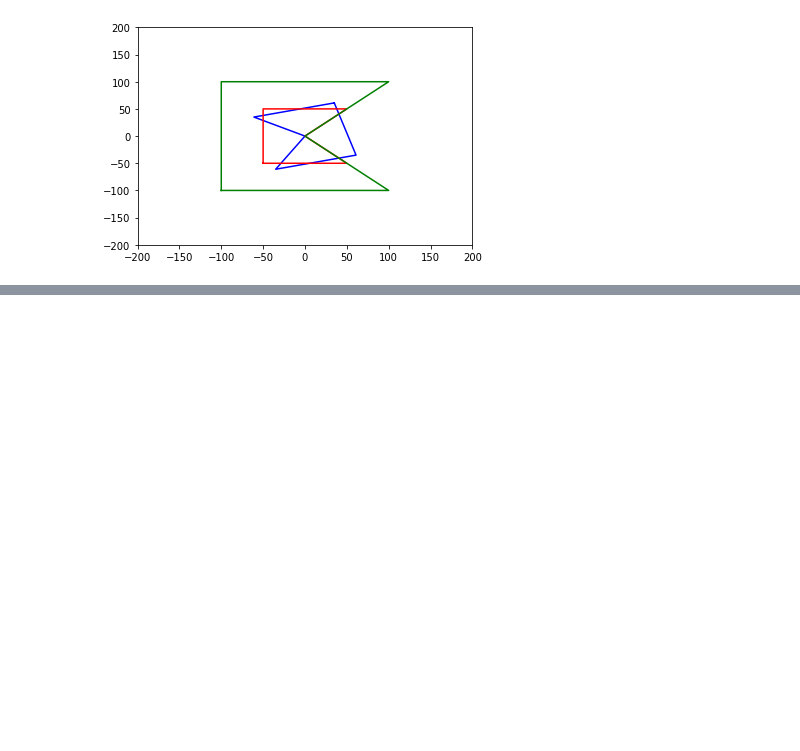
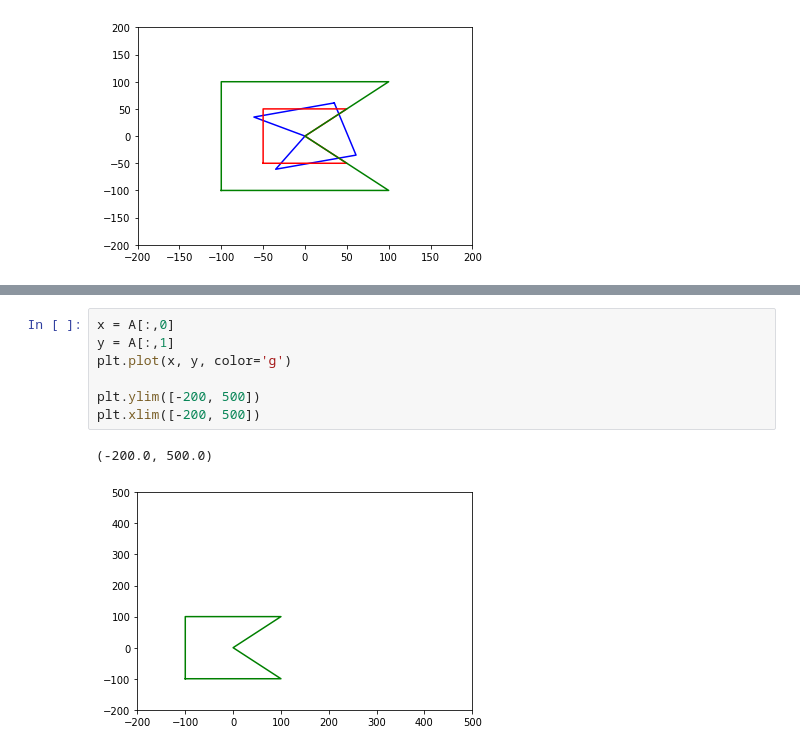
Before and after one commit to SpecialAgentOne/PYDA_homeworks, a Jupyter notebook: Math/LinAlg/02_Matrix/Matrix.ipynb, the cells around one changed output, grey strips where cells are left out. Cells and saved outputs as stored; diff of their text form; blank space fills up the shorter version.

```diff
--- a/Math/LinAlg/02_Matrix/Matrix.ipynb
+++ b/Math/LinAlg/02_Matrix/Matrix.ipynb
@@ -163,0 +219,10 @@ plt.xlim([-200, 200])
+# %%
+x = A[:,0]
+y = A[:,1]
+plt.plot(x, y, color='g')
+
+plt.ylim([-200, 500])
+plt.xlim([-200, 500])
+# %% [output]
+(-200.0, 500.0)
+[figure, added]
```
Also changed, not shown: parts of 3 cells of this notebook.
